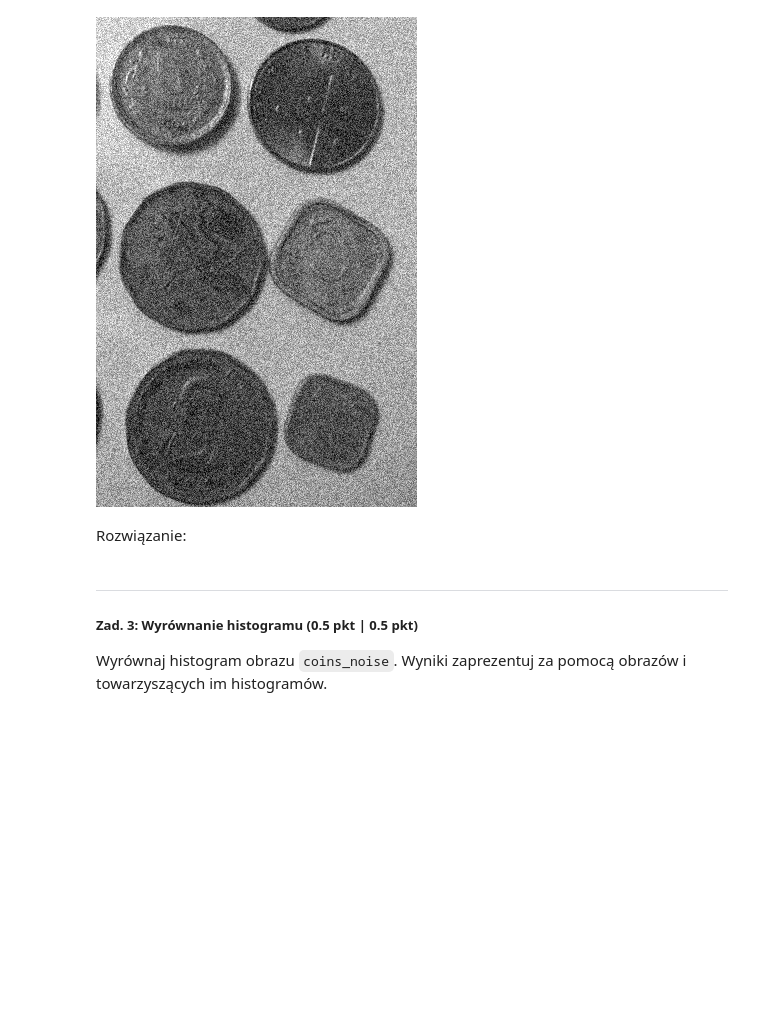
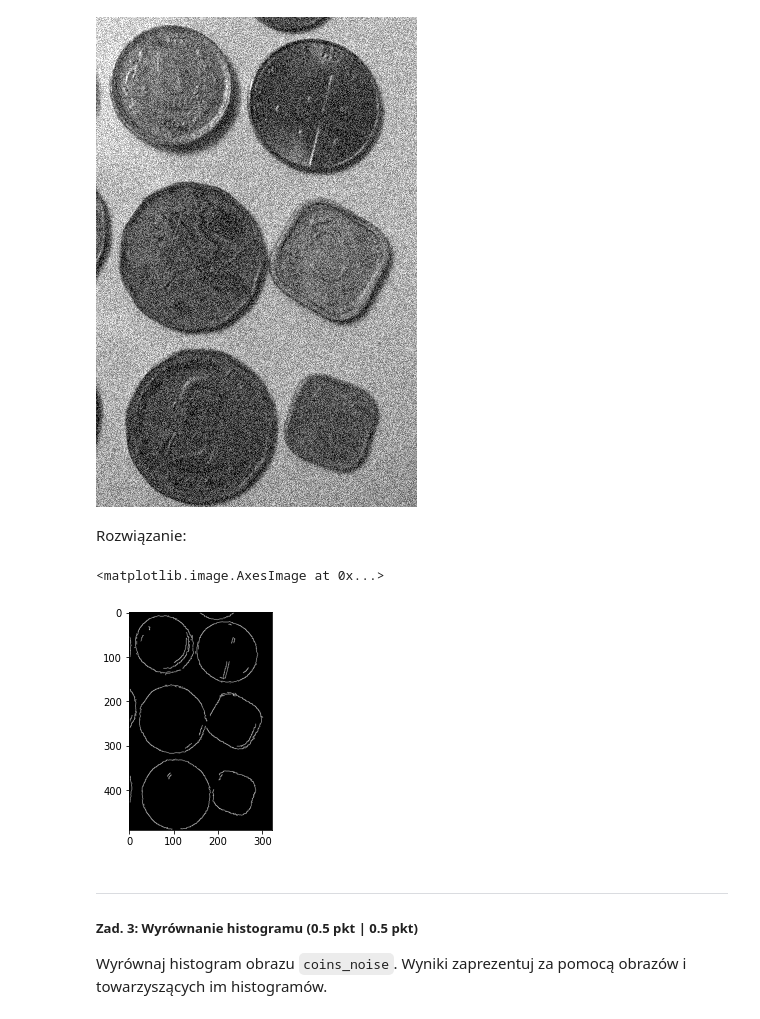
Before and after one commit to ProtossLuigi/studia-mag, a Jupyter notebook: analiza_i_przetwarzanie_obrazow/lab3/Lab3_zadanie.ipynb, the cells around one changed output. Cells and saved outputs as stored; diff of their text form; code cells hidden in the pictures; blank space fills up the shorter version.

```diff
--- a/analiza_i_przetwarzanie_obrazow/lab3/Lab3_zadanie.ipynb
+++ b/analiza_i_przetwarzanie_obrazow/lab3/Lab3_zadanie.ipynb
@@ -31,6 +37,14 @@ Image.fromarray(coins_noise)
 [figure]
 # %% [markdown]
 Rozwiązanie:
+# %%
+kernel_blur = np.ones((5, 5), np.float32) / 25
+coins_denoise = cv2.filter2D(src=coins_noise, ddepth=-1, kernel=kernel_blur)
+
+plt.imshow(cv2.Canny(coins_denoise, 100, 170), cmap='gray')
+# %% [output]
+<matplotlib.image.AxesImage at 0x...>
+[figure, added]
 # %% [markdown]
 ---
 
```
Also changed, not shown: parts of 2 cells of this notebook.
